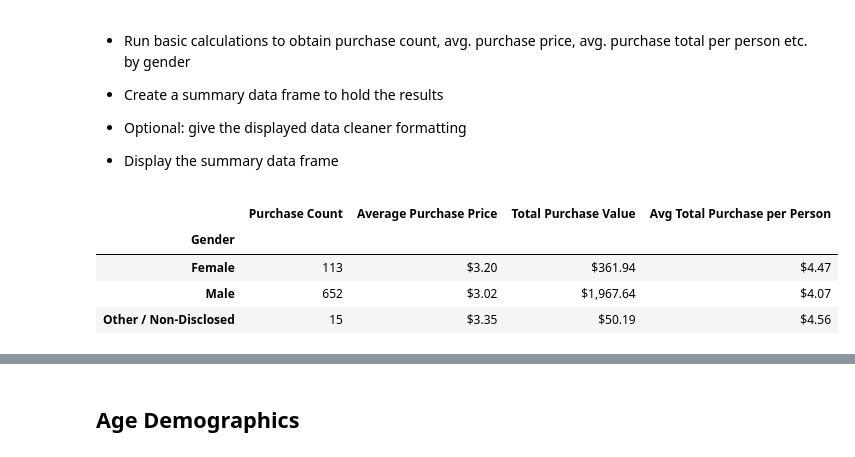
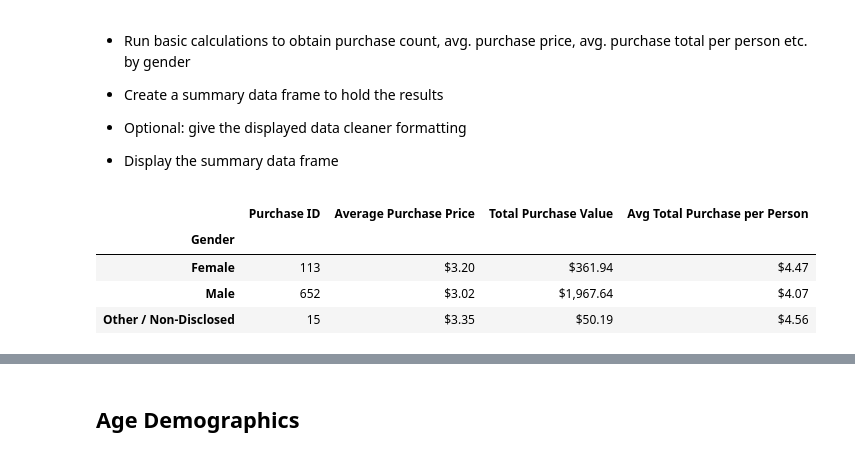
Before and after one commit to sherintm/pandas-challenge, a Jupyter notebook: HeroesOfPymoli/HeroesOfPymoli_starter.ipynb, the cells around one changed output, grey strips where cells are left out. Saved outputs shown, nothing was run; the diff lists cells and outputs as text; code cells hidden in the pictures.

```diff
--- a/HeroesOfPymoli/HeroesOfPymoli_starter.ipynb
+++ b/HeroesOfPymoli/HeroesOfPymoli_starter.ipynb
@@ -123,21 +131,21 @@ percent_df
 # %%
 # Get data with groupby "Gender"
 groupby_data = purchase_data.groupby("Gender")
 
 # Find the data for different columns
-gender_summary_df = pd.DataFrame(groupby_data["Purchase ID"].count())
-gender_summary_df.rename(columns = {"Purchase ID": "Purchase Count"}, inplace = True)
+gender_summary_df = pd.DataFrame( {"Purchase ID":groupby_data["Purchase ID"].count()})
 gender_summary_df["Average Purchase Price"] =  pd.DataFrame(groupby_data["Price"].mean())
 gender_summary_df["Total Purchase Value"] =  pd.DataFrame(groupby_data["Price"].sum())
 gender_summary_df["Avg Total Purchase per Person"] = gender_summary_df["Total Purchase Value"] / percent_df["Total Count"]
 
 # Format the columns
 gender_summary_df["Average Purchase Price"] = gender_summary_df["Average Purchase Price"].map("${:.2f}".format)
 gender_summary_df["Total Purchase Value"] = gender_summary_df["Total Purchase Value"].map("${:,.2f}".format)
 gender_summary_df["Avg Total Purchase per Person"] = gender_summary_df["Avg Total Purchase per Person"].map("${:,.2f}".format)
+
 gender_summary_df
 # %% [output]
-|  | Purchase Count | Average Purchase Price | Total Purchase Value | Avg Total Purchase per Person |
+|  | Purchase ID | Average Purchase Price | Total Purchase Value | Avg Total Purchase per Person |
 | Gender |  |  |  |  |
 | Female | 113 | $3.20 | $361.94 | $4.47 |
 | Male | 652 | $3.02 | $1,967.64 | $4.07 |
```
Also changed, not shown: parts of 11 cells of this notebook.
